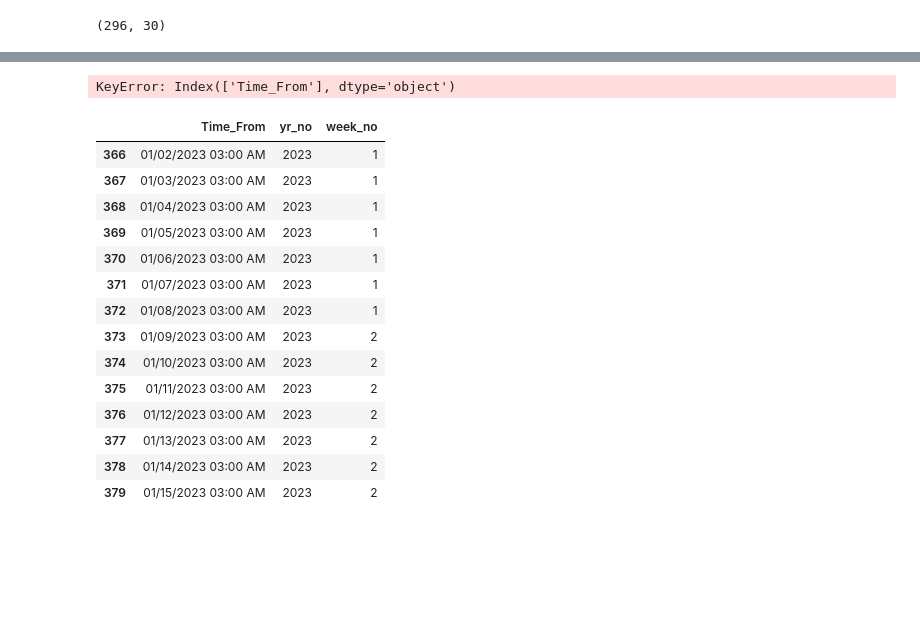
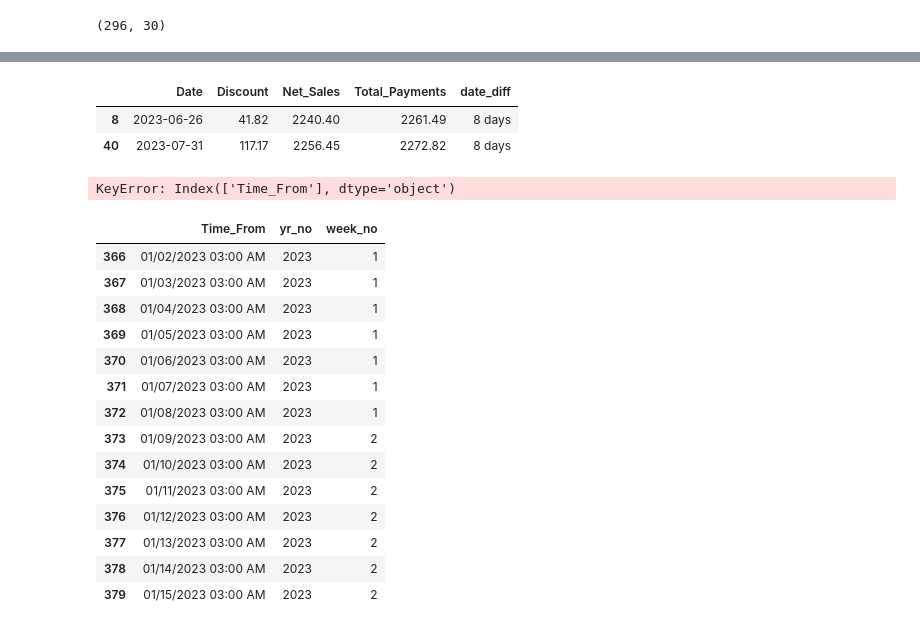
Before and after one commit to calleja/ghfc_finance, a Jupyter notebook: salesReportsParser.ipynb, the cells around one changed output, grey strips where cells are left out. Saved outputs shown, nothing was run; the diff lists cells and outputs as text; code cells hidden in the pictures; blank space fills up the shorter version.

```diff
--- a/salesReportsParser.ipynb
+++ b/salesReportsParser.ipynb
@@ -40,3 +41,5 @@ history.head()
 # %%
 #fix the col headers
 history.columns = [i.replace(' ','_') for i in history.columns]
+# %%
+history2 = history.loc[history['Date'] != 'Totals',:]
@@ -43,5 +48,3 @@ history.columns = [i.replace(' ','_') for i in history.columns]
 # %%
 #sanity check on expected dates
-history3 = history2.assign(Time_From_dt = pd.to_datetime(history2['Time_From'],format = '%m/%d/%Y %H:%M %p'),Time_To_dt = pd.to_datetime(history2['Time_To'],format = '%m/%d/%Y %H:%M %p'))
-print(max(history3['Time_From_dt']))
-history3.loc[:,['Time_From','Gross_Sales']].tail()
+history3 = history2.assign(Date = pd.to_datetime(history2['Date'],format = '%m/%d/%Y'))
@@ -47,0 +64,6 @@ history3.loc[:,['Time_From','Gross_Sales']].tail()
+# %%
+#check for duplicates
+#columns to keep
+cols_keep = ['Date', 'Discount', 'Net_Sales', 'Total_Payments']
+#if TRUE, then no dupes
+history3.drop_duplicates(cols_keep).shape == history3.shape
@@ -48,3 +96,18 @@ history3.loc[:,['Time_From','Gross_Sales']].tail()
+# %%
+#detecting gaps in Date field: there are 15 days missing
+history3.sort_values('Date', inplace=True)
+sum(history3['Date'].diff()[1:] > timedelta(days=1))
+history3['Date'].diff()[1:] > timedelta(days=1)
+
+rel_df = history3.loc[1:,cols_keep]
+rel_df = rel_df.assign(date_diff = history3['Date'].diff()[1:])
+#history3['Date'].diff()[1:]])
+# %%
+rel_df.loc[rel_df['date_diff'] > timedelta(days = 1)]
+# %% [output]
+|  | Date | Discount | Net_Sales | Total_Payments | date_diff |
+| 8 | 2023-06-26 | 41.82 | 2240.40 | 2261.49 | 8 days |
+| 40 | 2023-07-31 | 117.17 | 2256.45 | 2272.82 | 8 days |
 # %%
 #sort the DataFrame such that the value I want to keep for cases of dupes is first, so I can readily select for it using drop_duplicates later
 
```
Also changed, not shown: parts of 10 cells of this notebook.
